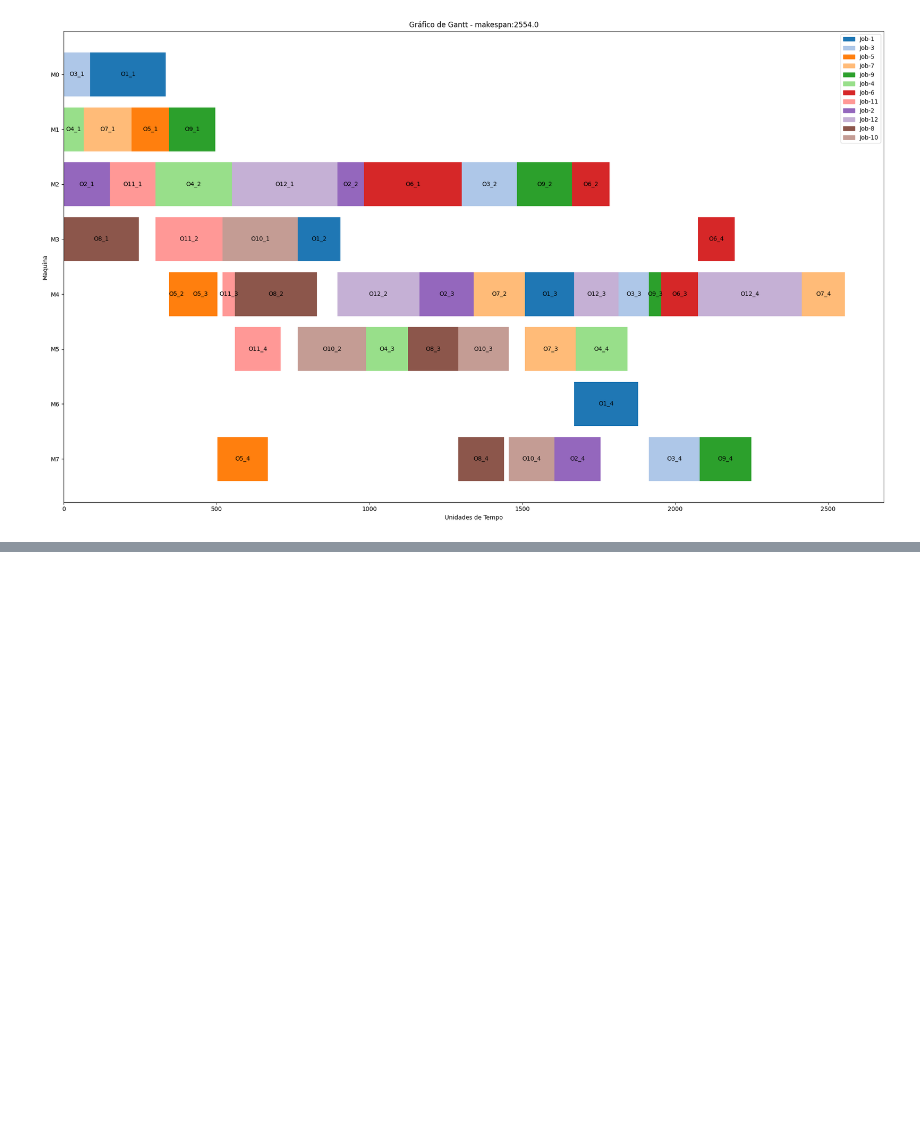
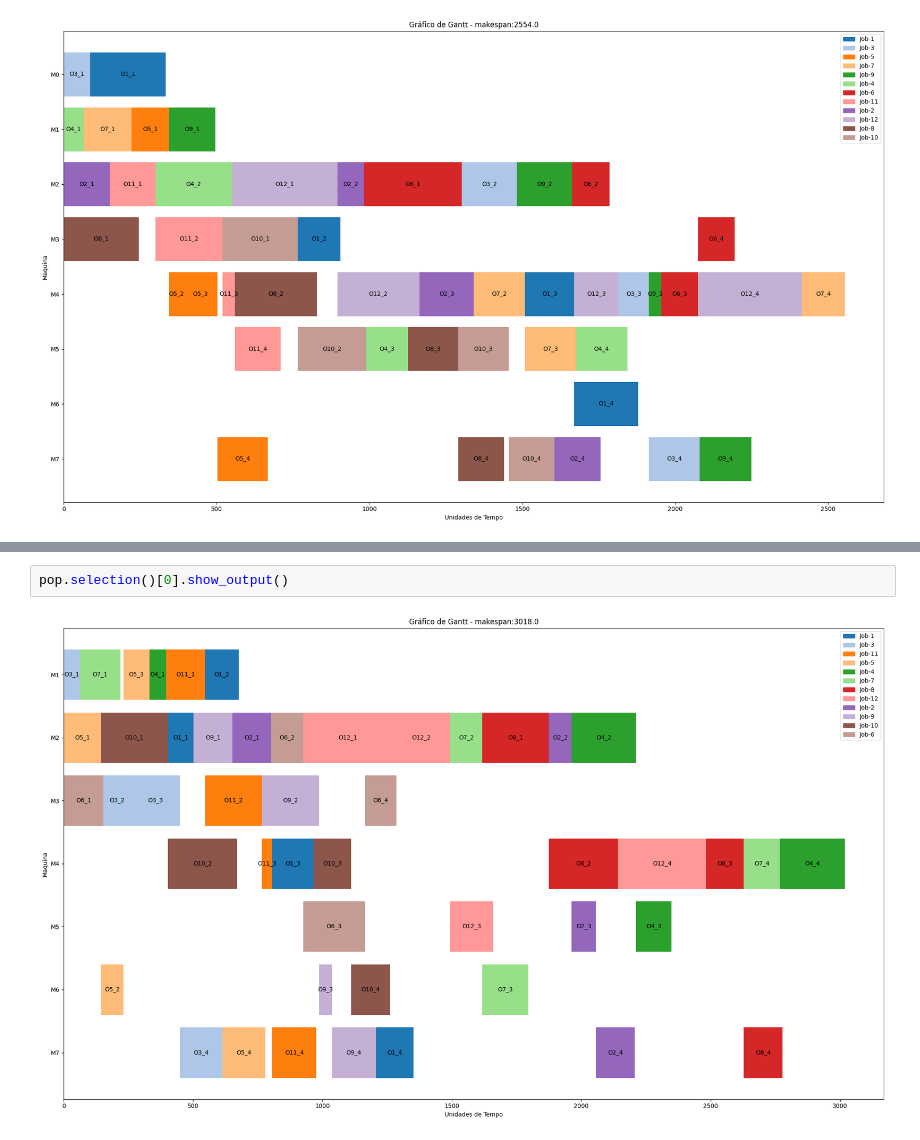
Before and after one commit to FabioMMaia/fjsp_genetic_tabu, a Jupyter notebook: Pipeline.ipynb, the cells around one changed output, grey strips where cells are left out. Drawn from its saved outputs; the diff is of its cells as text; blank space fills up the shorter version.

```diff
--- a/Pipeline.ipynb
+++ b/Pipeline.ipynb
@@ -61,0 +88,4 @@ aux, score = pipeline_fjsp.run(dt_times,
+# %%
+pop.selection()[0].show_output()
+# %% [output]
+[figure, added]
```
Also changed, not shown: parts of 10 cells of this notebook.
